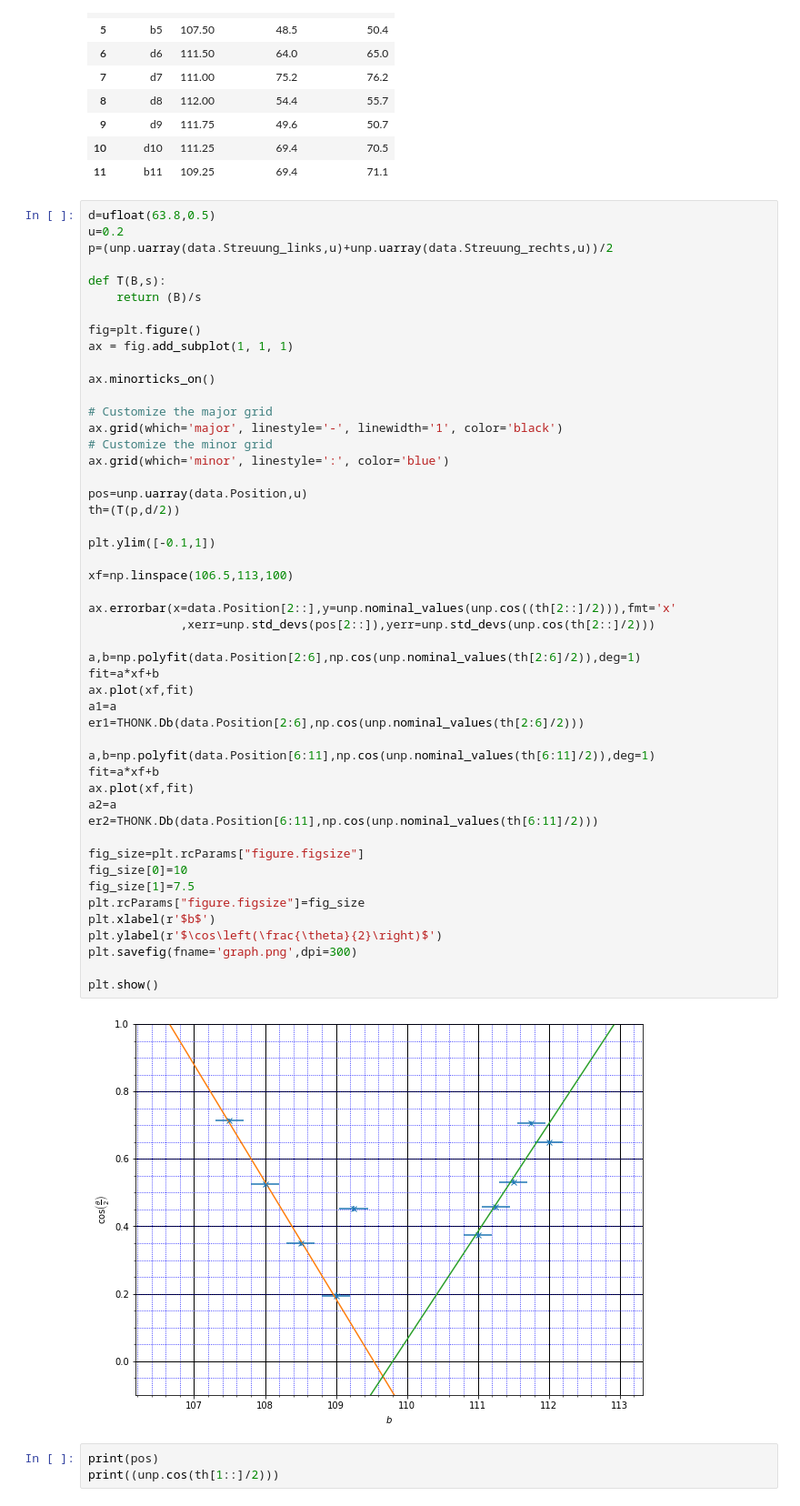
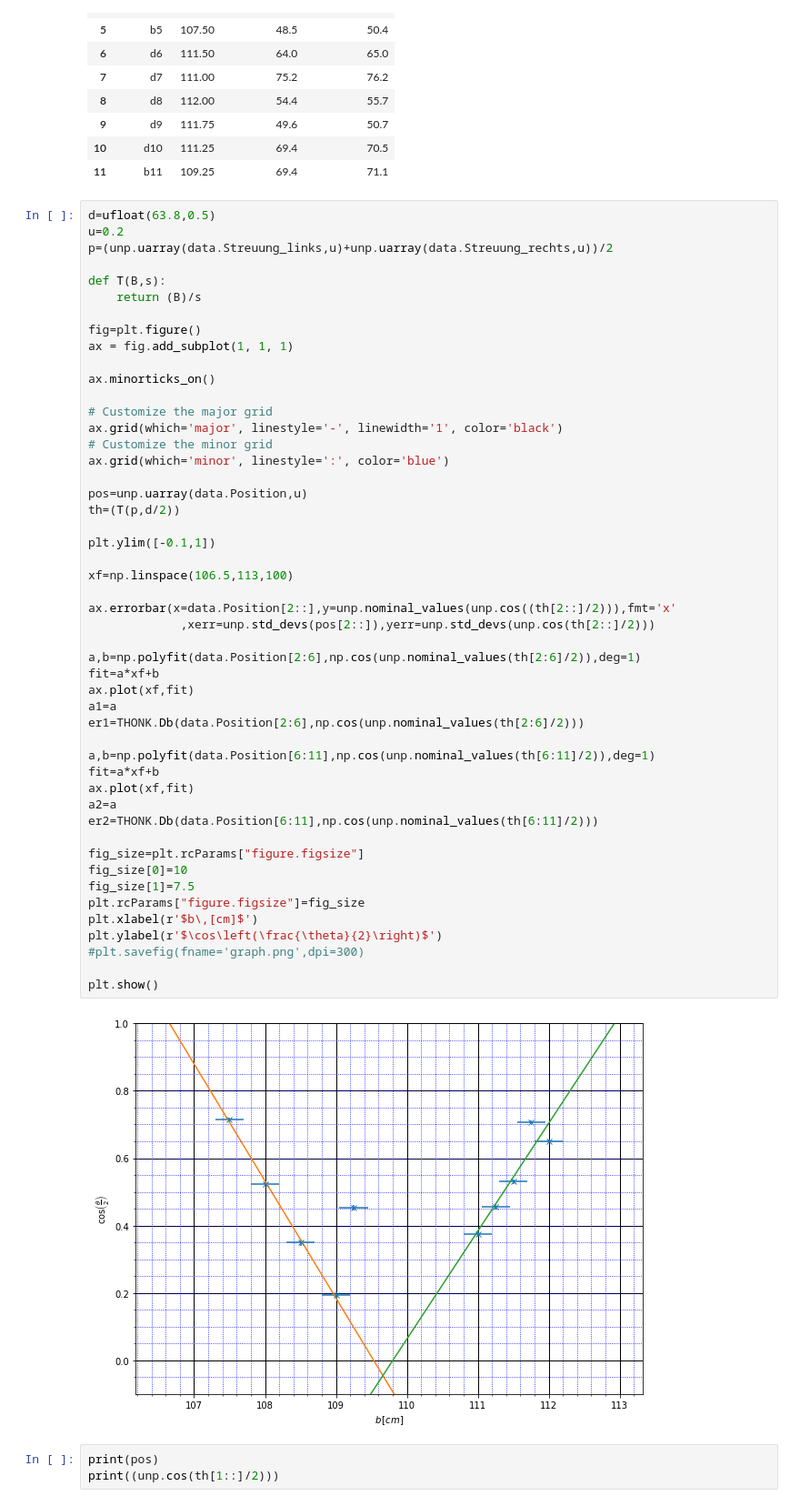
Before and after one commit to BigThonkers/APAP1, a Jupyter notebook: 12_14/Python_14.ipynb, the cells around one changed output. Shown at 91% size. Drawn from its saved outputs; the diff is of its cells as text.

```diff
--- a/12_14/Python_14.ipynb
+++ b/12_14/Python_14.ipynb
@@ -44,36 +44,36 @@ ax.grid(which='minor', linestyle=':', color='blue')
 pos=unp.uarray(data.Position,u)
 th=(T(p,d/2))
 
 plt.ylim([-0.1,1])
 
 xf=np.linspace(106.5,113,100)
 
 ax.errorbar(x=data.Position[2::],y=unp.nominal_values(unp.cos((th[2::]/2))),fmt='x'
              ,xerr=unp.std_devs(pos[2::]),yerr=unp.std_devs(unp.cos(th[2::]/2)))
 
 a,b=np.polyfit(data.Position[2:6],np.cos(unp.nominal_values(th[2:6]/2)),deg=1)
 fit=a*xf+b
 ax.plot(xf,fit)
 a1=a
 er1=THONK.Db(data.Position[2:6],np.cos(unp.nominal_values(th[2:6]/2)))
 
 a,b=np.polyfit(data.Position[6:11],np.cos(unp.nominal_values(th[6:11]/2)),deg=1)
 fit=a*xf+b
 ax.plot(xf,fit)
 a2=a
 er2=THONK.Db(data.Position[6:11],np.cos(unp.nominal_values(th[6:11]/2)))
 
 fig_size=plt.rcParams["figure.figsize"]
 fig_size[0]=10
 fig_size[1]=7.5
 plt.rcParams["figure.figsize"]=fig_size
-plt.xlabel(r'$b$')
+plt.xlabel(r'$b\,[cm]$')
 plt.ylabel(r'$\cos\left(\frac{\theta}{2}\right)$')
-plt.savefig(fname='graph.png',dpi=300)
+#plt.savefig(fname='graph.png',dpi=300)
 
 plt.show()
 # %% [output]
-[figure, old version]
+[figure, new version]
 # %%
 print(pos)
 print((unp.cos(th[1::]/2)))
```
Also changed, not shown: parts of 8 cells of this notebook, 7 other files.
